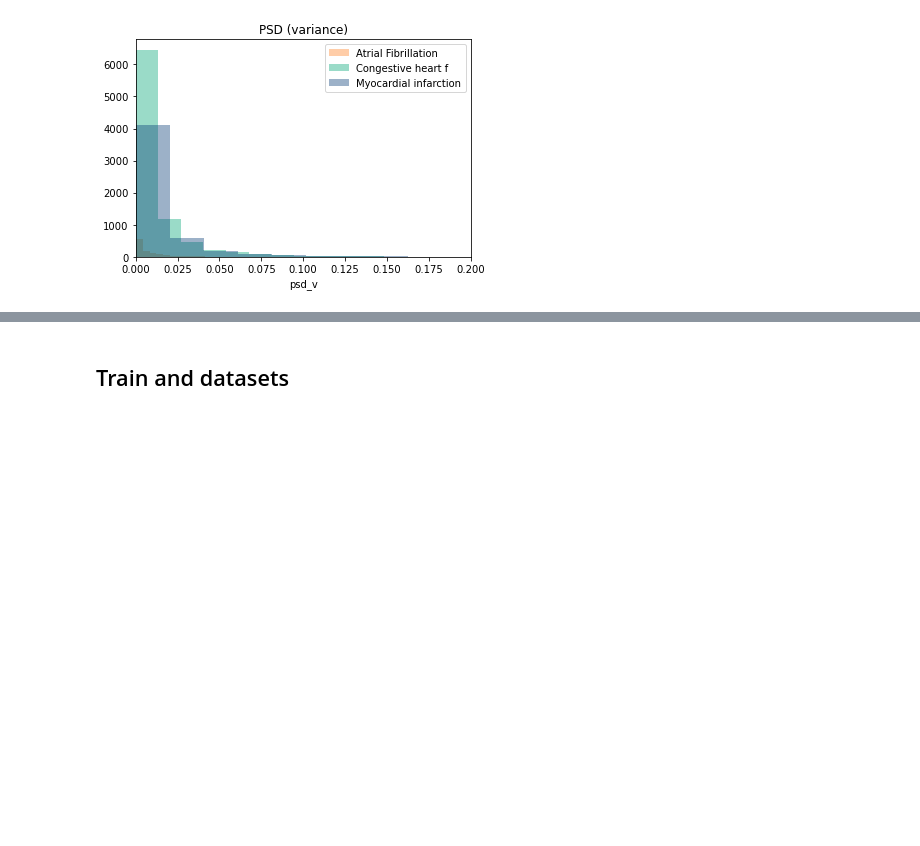
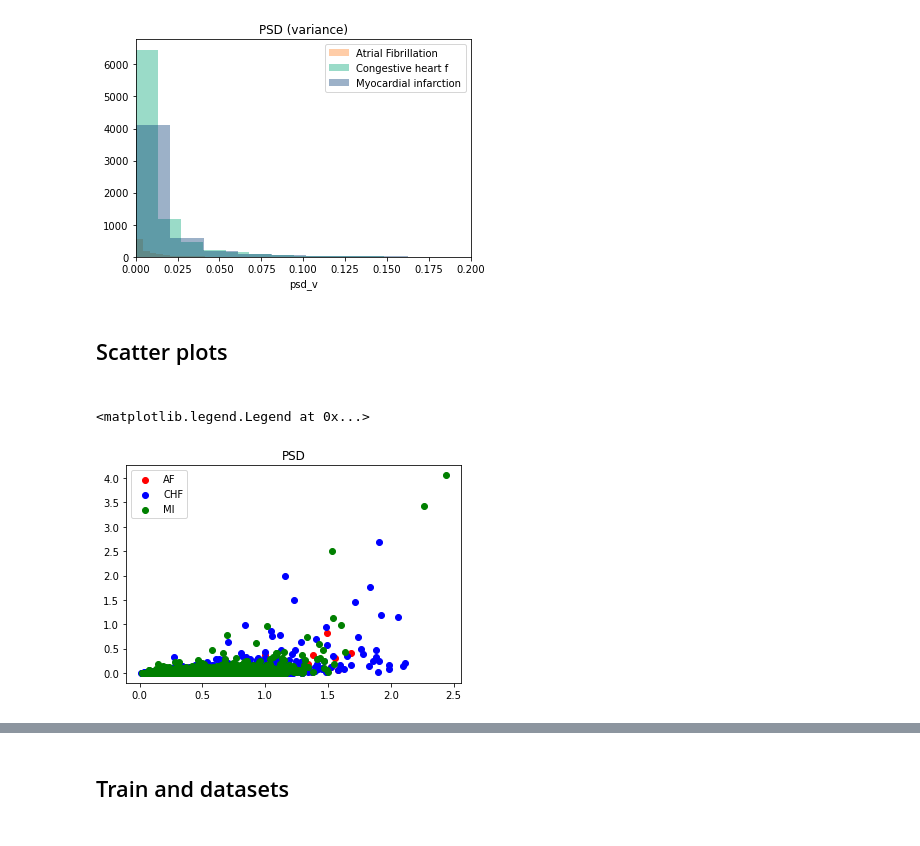
Before and after one commit to AlanPalomino/TTB_2020_2_13, a Jupyter notebook: Classification.ipynb, the cells around one changed output, grey strips where cells are left out. Drawn from its saved outputs; the diff is of its cells as text; code cells hidden in the pictures; blank space fills up the shorter version.

```diff
--- a/Classification.ipynb
+++ b/Classification.ipynb
@@ -234,3 +234,16 @@ plt.xlim(0, 0.2)
 # %% [output]
 (0.0, 0.2)
 [figure]
+# %% [markdown]
+<h2>Scatter plots<h2>
+# %%
+a=plt.scatter(atrial_f["psd_m"],atrial_f["psd_v"],color='red')
+b=plt.scatter(congestive_h["psd_m"],congestive_h["psd_v"],color='blue')
+c=plt.scatter(myocardial_i["psd_m"],myocardial_i["psd_v"],color='green')
+
+plt.title("PSD")
+plt.axis
+plt.legend((a,b,c),("AF","CHF","MI"))
+# %% [output]
+<matplotlib.legend.Legend at 0x...>
+[figure, added]
```
Also changed, not shown: parts of 8 cells of this notebook.
